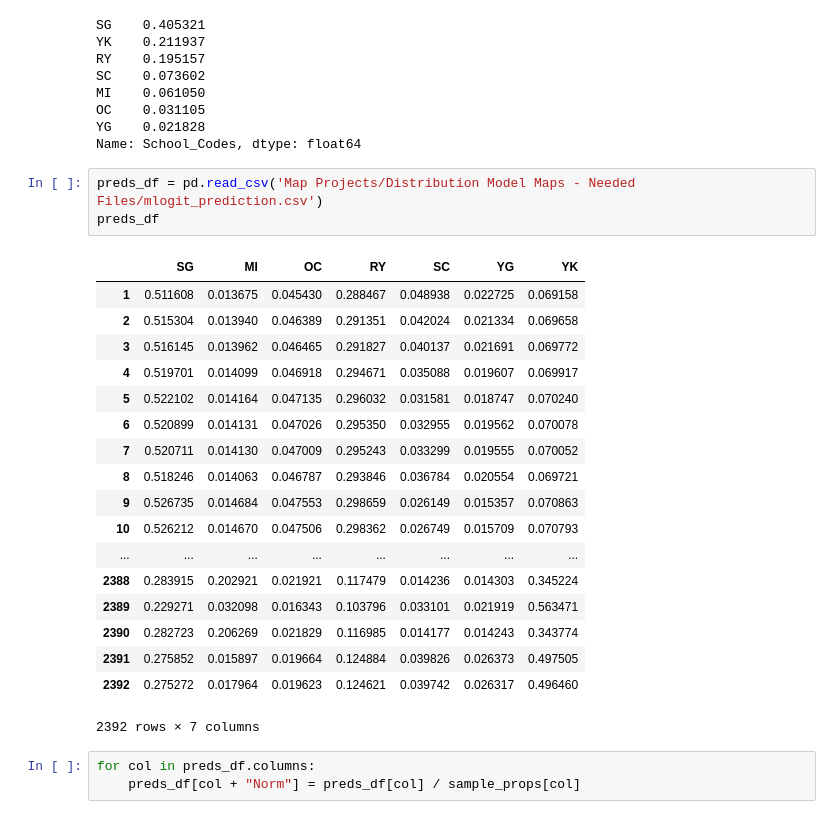
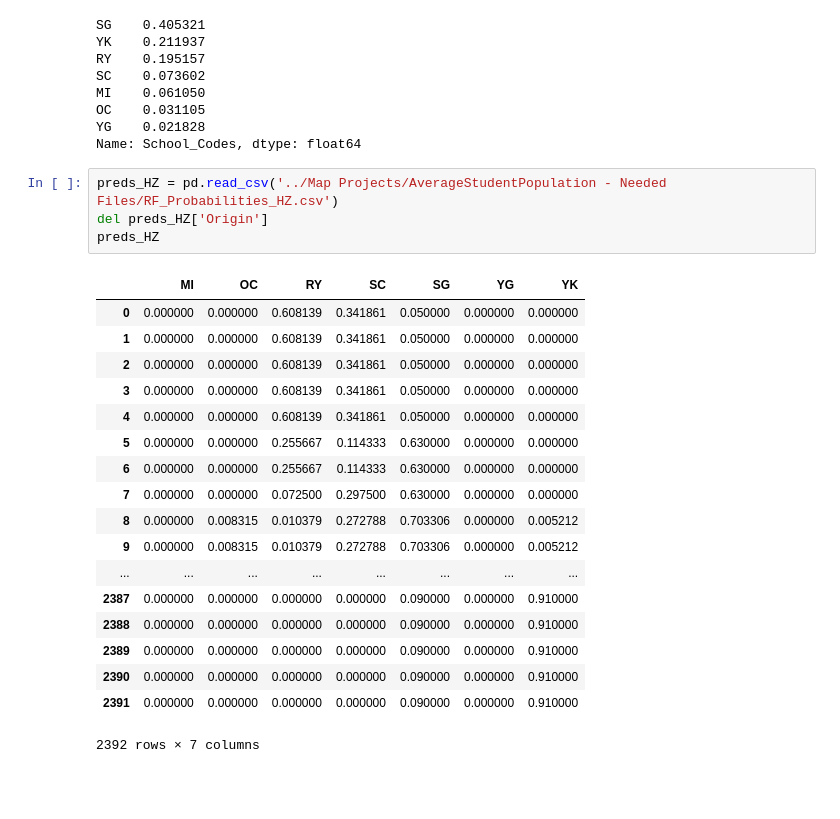
Before and after one commit to gonzaloMS-2000/PORPOS-TMG, a Jupyter notebook: ArcGIS/File-Creator Notebooks/AverageStudentPopulation_FileCreator.ipynb, the cells around one changed output. Drawn from its saved outputs; the diff is of its cells as text; blank space fills up the shorter version.

```diff
--- a/ArcGIS/File-Creator Notebooks/AverageStudentPopulation_FileCreator.ipynb
+++ b/ArcGIS/File-Creator Notebooks/AverageStudentPopulation_FileCreator.ipynb
@@ -27,27 +27,25 @@ OC    0.031105
 YG    0.021828
 Name: School_Codes, dtype: float64
 # %%
-preds_df = pd.read_csv('Map Projects/Distribution Model Maps - Needed Files/mlogit_prediction.csv')
-preds_df
+preds_HZ = pd.read_csv('../Map Projects/AverageStudentPopulation - Needed Files/RF_Probabilities_HZ.csv')
+del preds_HZ['Origin']
+preds_HZ
 # %% [output]
-|  | SG | MI | OC | RY | SC | YG | YK |
-| 1 | 0.511608 | 0.013675 | 0.045430 | 0.288467 | 0.048938 | 0.022725 | 0.069158 |
-| 2 | 0.515304 | 0.013940 | 0.046389 | 0.291351 | 0.042024 | 0.021334 | 0.069658 |
-| 3 | 0.516145 | 0.013962 | 0.046465 | 0.291827 | 0.040137 | 0.021691 | 0.069772 |
-| 4 | 0.519701 | 0.014099 | 0.046918 | 0.294671 | 0.035088 | 0.019607 | 0.069917 |
-| 5 | 0.522102 | 0.014164 | 0.047135 | 0.296032 | 0.031581 | 0.018747 | 0.070240 |
-| 6 | 0.520899 | 0.014131 | 0.047026 | 0.295350 | 0.032955 | 0.019562 | 0.070078 |
-| 7 | 0.520711 | 0.014130 | 0.047009 | 0.295243 | 0.033299 | 0.019555 | 0.070052 |
-| 8 | 0.518246 | 0.014063 | 0.046787 | 0.293846 | 0.036784 | 0.020554 | 0.069721 |
-| 9 | 0.526735 | 0.014684 | 0.047553 | 0.298659 | 0.026149 | 0.015357 | 0.070863 |
-| 10 | 0.526212 | 0.014670 | 0.047506 | 0.298362 | 0.026749 | 0.015709 | 0.070793 |
+|  | MI | OC | RY | SC | SG | YG | YK |
+| 0 | 0.000000 | 0.000000 | 0.608139 | 0.341861 | 0.050000 | 0.000000 | 0.000000 |
+| 1 | 0.000000 | 0.000000 | 0.608139 | 0.341861 | 0.050000 | 0.000000 | 0.000000 |
+| 2 | 0.000000 | 0.000000 | 0.608139 | 0.341861 | 0.050000 | 0.000000 | 0.000000 |
+| 3 | 0.000000 | 0.000000 | 0.608139 | 0.341861 | 0.050000 | 0.000000 | 0.000000 |
+| 4 | 0.000000 | 0.000000 | 0.608139 | 0.341861 | 0.050000 | 0.000000 | 0.000000 |
+| 5 | 0.000000 | 0.000000 | 0.255667 | 0.114333 | 0.630000 | 0.000000 | 0.000000 |
+| 6 | 0.000000 | 0.000000 | 0.255667 | 0.114333 | 0.630000 | 0.000000 | 0.000000 |
+| 7 | 0.000000 | 0.000000 | 0.072500 | 0.297500 | 0.630000 | 0.000000 | 0.000000 |
+| 8 | 0.000000 | 0.008315 | 0.010379 | 0.272788 | 0.703306 | 0.000000 | 0.005212 |
+| 9 | 0.000000 | 0.008315 | 0.010379 | 0.272788 | 0.703306 | 0.000000 | 0.005212 |
 | ... | ... | ... | ... | ... | ... | ... | ... |
-| 2388 | 0.283915 | 0.202921 | 0.021921 | 0.117479 | 0.014236 | 0.014303 | 0.345224 |
-| 2389 | 0.229271 | 0.032098 | 0.016343 | 0.103796 | 0.033101 | 0.021919 | 0.563471 |
-| 2390 | 0.282723 | 0.206269 | 0.021829 | 0.116985 | 0.014177 | 0.014243 | 0.343774 |
-| 2391 | 0.275852 | 0.015897 | 0.019664 | 0.124884 | 0.039826 | 0.026373 | 0.497505 |
-| 2392 | 0.275272 | 0.017964 | 0.019623 | 0.124621 | 0.039742 | 0.026317 | 0.496460 |
+| 2387 | 0.000000 | 0.000000 | 0.000000 | 0.000000 | 0.090000 | 0.000000 | 0.910000 |
+| 2388 | 0.000000 | 0.000000 | 0.000000 | 0.000000 | 0.090000 | 0.000000 | 0.910000 |
+| 2389 | 0.000000 | 0.000000 | 0.000000 | 0.000000 | 0.090000 | 0.000000 | 0.910000 |
+| 2390 | 0.000000 | 0.000000 | 0.000000 | 0.000000 | 0.090000 | 0.000000 | 0.910000 |
+| 2391 | 0.000000 | 0.000000 | 0.000000 | 0.000000 | 0.090000 | 0.000000 | 0.910000 |
 2392 rows × 7 columns
-# %%
-for col in preds_df.columns:
-    preds_df[col + "Norm"] = preds_df[col] / sample_props[col]
```
Also changed, not shown: parts of 8 cells of this notebook, 55 other files.
